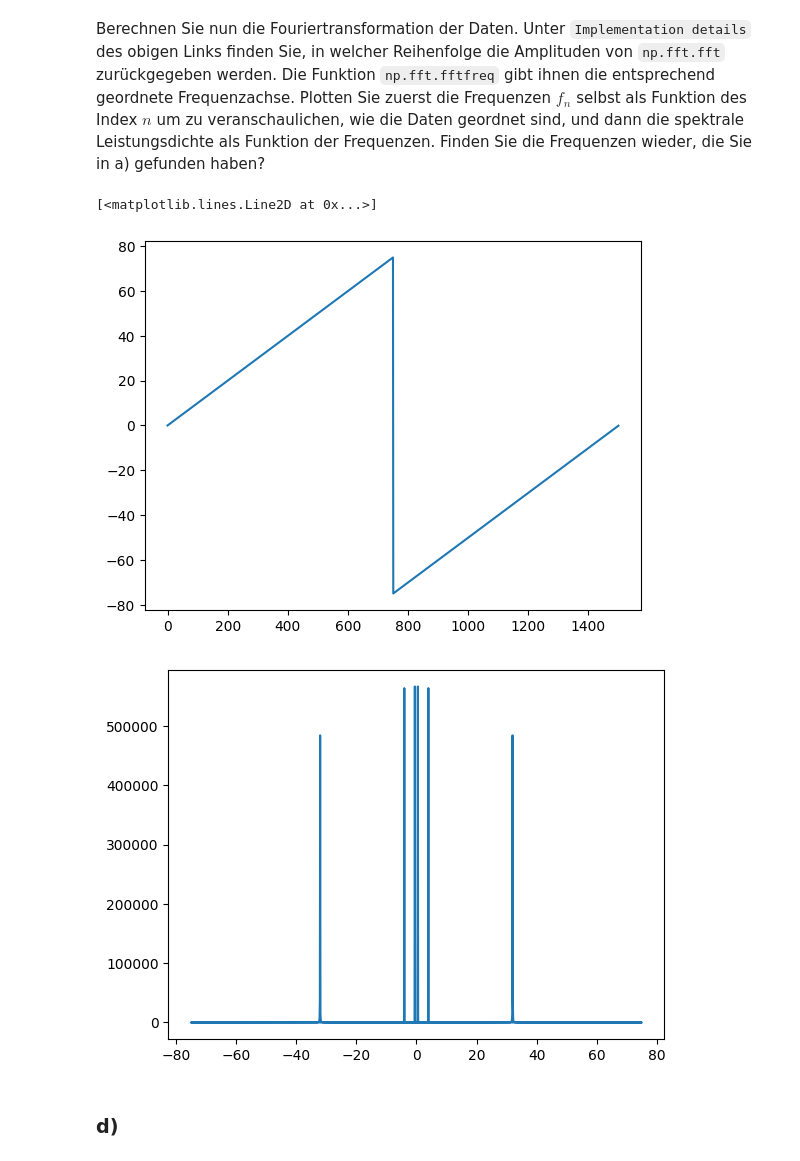
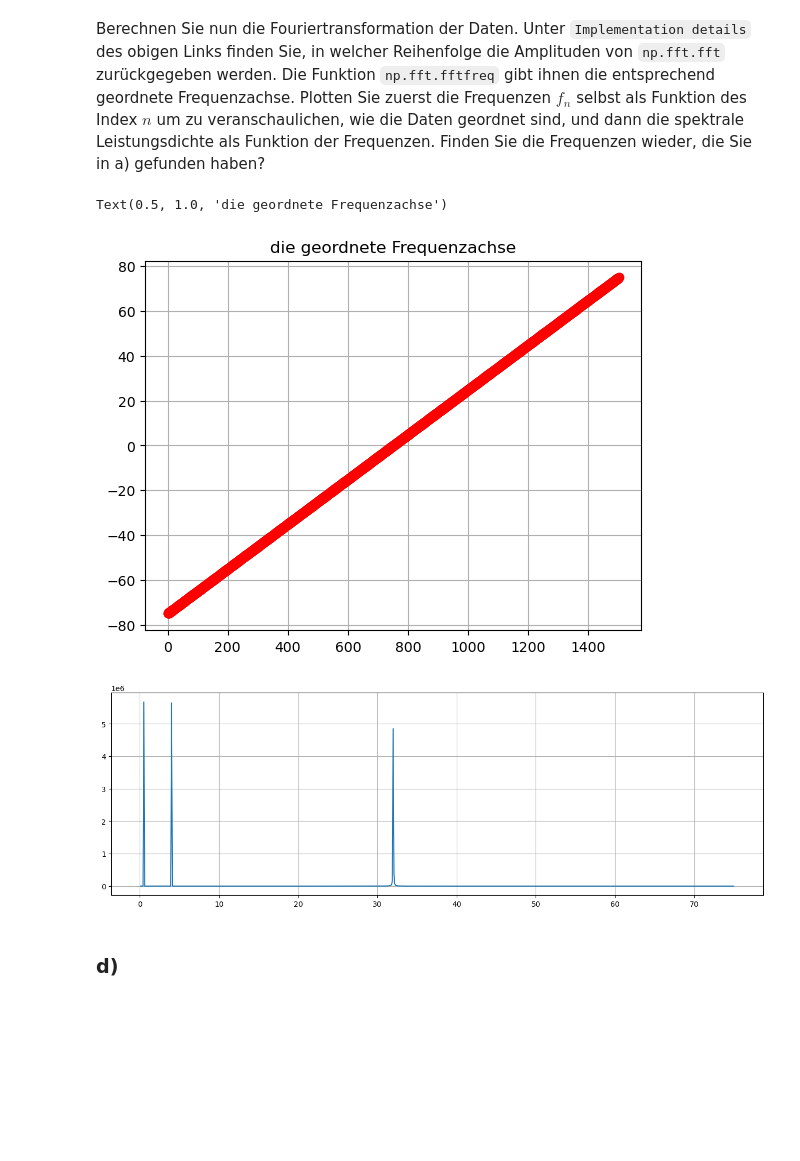
Before and after one commit to nundee/PatuAufgaben, a Jupyter notebook: Woche6/Aufgabenblatt _6.ipynb, the cells around one changed output. Drawn from its saved outputs; the diff is of its cells as text; code cells hidden in the pictures; blank space fills up the shorter version.

```diff
--- a/Woche6/Aufgabenblatt _6.ipynb
+++ b/Woche6/Aufgabenblatt _6.ipynb
@@ -118,9 +110,10 @@ die Sie auch in der Dokumentation von Numpy finden. Beachten Sie, dass der Normi
 Laden Sie die Daten aus `'Signal.txt'` und plotten Sie sie. Welche Frequenzen können Sie von Auge erkennen (zoomen Sie die x-Achse entsprechend)?
 # %%
 data=np.loadtxt('Signal.txt')
-tm,voltage=data[0,:],data[1,:]
-plt.plot(tm,voltage)
-plt.xlabel('Time (s)')
-plt.ylabel('Voltage (V)')
-plt.grid()
+t2,voltage2=data[0,:],data[1,:]
+fig,ax=plt.subplots(1,1,figsize=(16,5))
+ax.plot(t2,voltage2)
+ax.set_xlabel('Time (s)')
+ax.set_ylabel('Voltage (V)')
+ax.grid()
 # %% [output]
@@ -130,8 +123,8 @@ plt.grid()
 # %% [markdown]
 Bestimmen Sie aufgrund der Zeitachse die Nyquist-Frequenz, sowie die Frequenzuflösung, die Sie für die Fouriertransformation erwarten.
 # %%
-dt=tm[1]-tm[0]
+dt=t2[1]-t2[0]
 nyquist=1/(2*dt)
-f1=1.0/tm[-1]
-print(f1, 1/(len(tm)*dt))
+f1=1.0/(t2[-1]-t1[0])
+print(f1)
 # %% [output]
@@ -142,15 +135,34 @@ print(f1, 1/(len(tm)*dt))
 Berechnen Sie nun die Fouriertransformation der Daten. Unter `Implementation details` des obigen Links finden Sie, in welcher Reihenfolge die Amplituden von `np.fft.fft` zurückgegeben werden. Die Funktion `np.fft.fftfreq` gibt ihnen die entsprechend geordnete Frequenzachse. Plotten Sie zuerst die Frequenzen $f_n$ selbst als Funktion des Index $n$ um zu veranschaulichen, wie die Daten geordnet sind, und dann die spektrale Leistungsdichte als Funktion der Frequenzen. Finden Sie die Frequenzen wieder, die Sie in a) gefunden haben?
 # %%
 from numpy.fft import fft, fftfreq
-an = fft(voltage)
-fa=fftfreq(len(tm),dt)
-plt.plot(fa)
-plt.figure()
-plt.plot(fa,np.abs(an)**2)
+N=len(t2)
+#N2=100
+fftx = fft(voltage2)
+psd = dt*N*np.abs(fftx)**2
+freqs=fftfreq(N,dt)
+idx=np.argsort(freqs)
+plt.plot(freqs[idx],'or')
+plt.grid()
+plt.title("die geordnete Frequenzachse")
 # %% [output]
-[<matplotlib.lines.Line2D at 0x...>]
+Text(0.5, 1.0, 'die geordnete Frequenzachse')
-[figure, old version]
+[figure, new version]
-[figure, removed]
+# %%
+#plot the positive freqs only
+def plotPSD(freqs,psd):
+    idx=np.argsort(freqs)
+    freqs2=freqs[idx]
+    psd2=psd[idx]
+    idx2=freqs2>0
+    freqs2=freqs2[idx2]
+    psd2=psd2[idx2]
+    fig,ax=plt.subplots(1,1,figsize=(16,5))
+    ax.plot(freqs2,psd2)
+    ax.grid()
+
+plotPSD(freqs,psd)
+# %% [output]
+[figure, added]
 # %% [markdown]
 ###  d)
 # %% [markdown]
```
Also changed, not shown: parts of 7 cells of this notebook, 1 other file.
